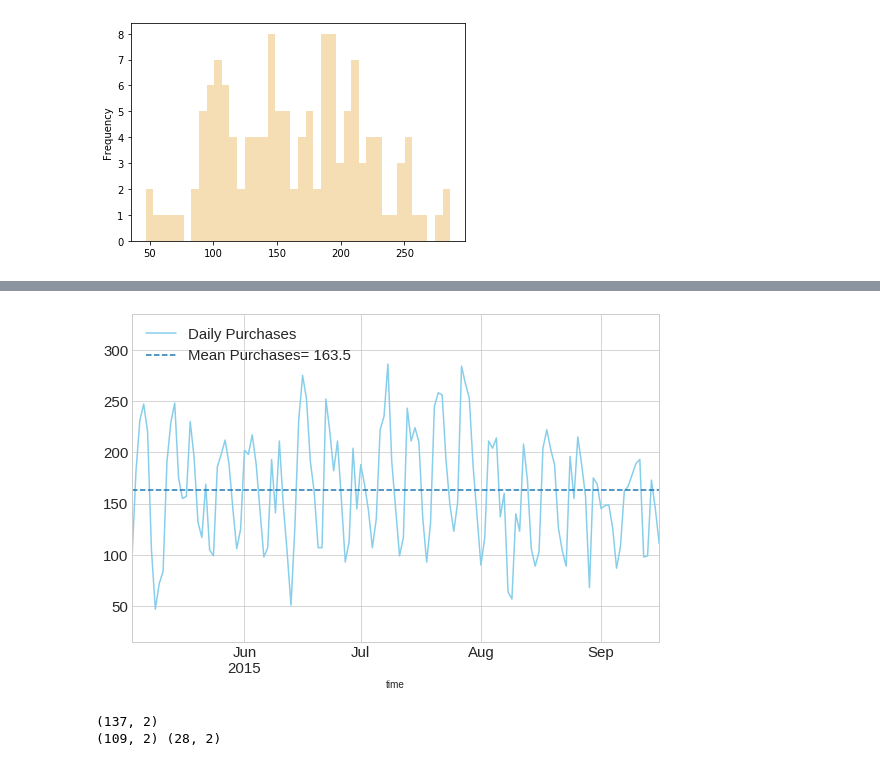
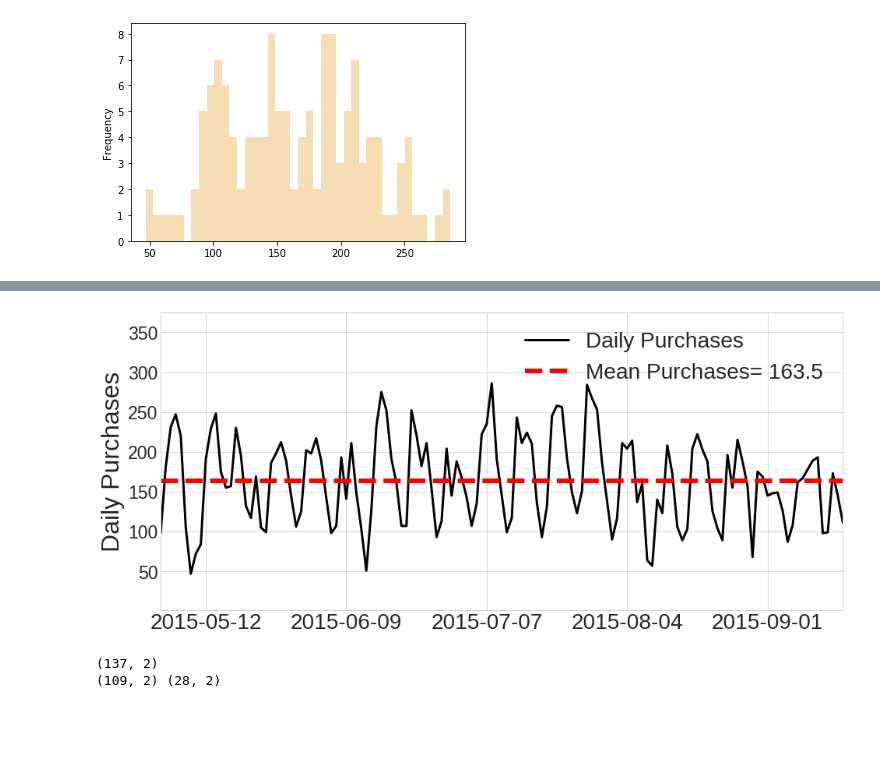
Before and after one commit to truejimfrank/StreamlinedProductPurchaseForecasting, a Jupyter notebook: notebooks/a_timedf.ipynb, the cells around one changed output, grey strips where cells are left out. Drawn from its saved outputs; the diff is of its cells as text; code cells hidden in the pictures; blank space fills up the shorter version.

Commit message:
graphing

```diff
--- a/notebooks/a_timedf.ipynb
+++ b/notebooks/a_timedf.ipynb
@@ -110,3 +110,15 @@ dfday['y'].plot(kind='hist', bins=40, color='wheat')
 # %% [output]
 <matplotlib.axes._subplots.AxesSubplot at 0x...>
 [figure]
+# %%
+# 'Daily Purchases'
+# 'Mean Purchases'
+# ax.annotate('163.5 Mean Daily Purchases', xy=(0.6, 0.5),  xycoords='axes fraction',
+#             xytext=(0.53, 0.17), textcoords='axes fraction', fontsize=14,
+#             arrowprops=dict(facecolor='black', shrink=0.05, width=2),
+#             horizontalalignment='right', verticalalignment='top',
+#             )
+# dfdayplot.head()
+ticks_full = np.arange(datetime(2015,5,12), datetime(2015,9,16), timedelta(weeks=4))
+ticks_full
+print(dfdayplot.index.values[0], dfdayplot.index.values[-1])
@@ -113,29 +127,31 @@ dfday['y'].plot(kind='hist', bins=40, color='wheat')
 # %%
 # plt.style.use('seaborn-white')
 # plt.style.use('ggplot')
 plt.style.use('seaborn-whitegrid')
-matplotlib.rc('xtick', labelsize=15)
-matplotlib.rc('ytick', labelsize=15)
 dfdayplot = dfday.rename(columns={'y': 'Daily Purchases',
                                   'ds': 'time'}).set_index('time')
-fig, ax = plt.subplots(figsize=(8,5.5))
-dfdayplot.plot(ax=ax, legend=True, color='skyblue') # or 'tan'
+
+matplotlib.rc('xtick', labelsize=28)
+matplotlib.rc('ytick', labelsize=23)
+matplotlib.rc('lines', linewidth=6, color='red')
+fig, ax = plt.subplots(figsize=(13.5,6))
+# dfdayplot.plot(ax=ax, legend=True, color='black', linewidth=3) # or 'tan'
+ax.plot(dfdayplot['Daily Purchases'], color='black', linewidth=3, label="Daily Purchases")
 # ax.set_label('Daily Purchases')
 ax.axhline(163.47, label='Mean Purchases= 163.5', linestyle='--')
-# 'Daily Purchases'
-# 'Mean Purchases'
-# ax.annotate('163.5 Mean Daily Purchases', xy=(0.6, 0.5),  xycoords='axes fraction',
-#             xytext=(0.53, 0.17), textcoords='axes fraction', fontsize=14,
-#             arrowprops=dict(facecolor='black', shrink=0.05, width=2),
-#             horizontalalignment='right', verticalalignment='top',
-#             )
-ax.set_ylim(15, 335)
-plt.legend(fontsize=15, loc='best') # 'upper right'
+
+ax.set_xlim(dfdayplot.index.values[0], dfdayplot.index.values[-1])
+ax.set_xticks(ticks_full)
+
+ax.set_xlabel(None)
+ax.set_ylabel("Daily Purchases", fontsize=32)
+ax.set_ylim(1, 375)
+plt.legend(fontsize=28, loc='upper right') # 'upper right' 'best'
 # plt.ylabel('Daily Purchase')
 plt.tight_layout(pad=1)
-# plt.savefig('../img/dfday_daily.png', dpi=100)
+# plt.savefig('../img/data_timeseries.png', dpi=100)
 # %% [output]
-[figure, old version]
+[figure, new version]
 # %%
 # testing the split for train test
 test_len = 28
```
Also changed, not shown: parts of 3 cells of this notebook, 23 other files.
